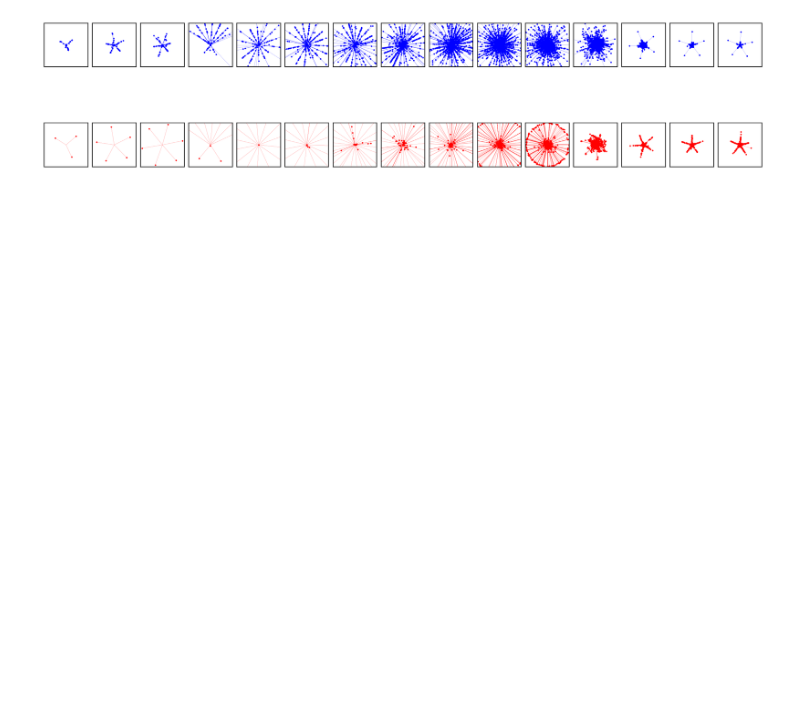
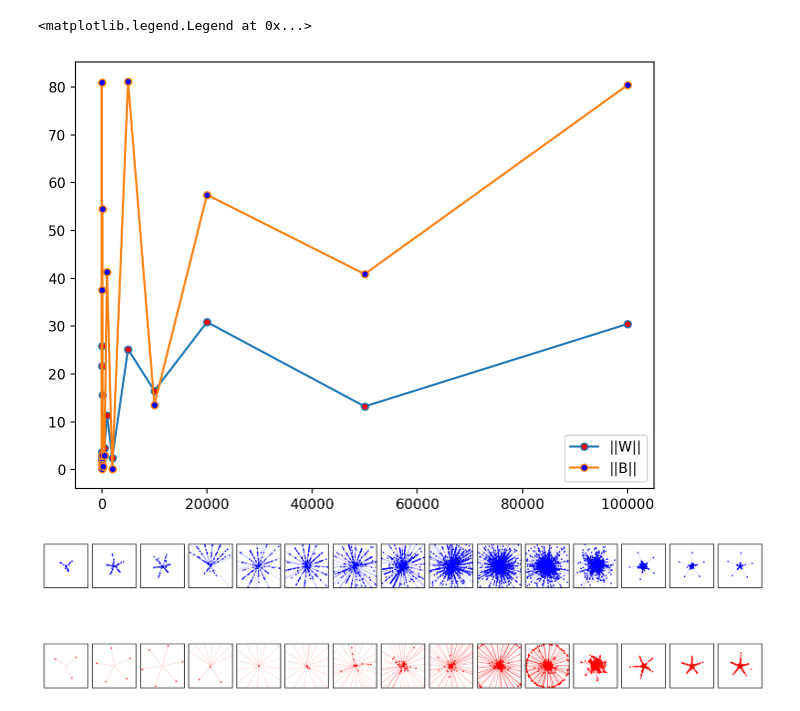
Before and after one commit to selected-topics-ai/TOY-DOUBLE-DECENT, a Jupyter notebook: notebooks/report.ipynb, the cells around one changed output. Cells and saved outputs as stored; diff of their text form; code cells hidden in the pictures; blank space fills up the shorter version.

```diff
--- a/notebooks/report.ipynb
+++ b/notebooks/report.ipynb
@@ -13,0 +107,14 @@ from tqdm import tqdm
+# %%
+import os
+
+w_norms = []
+b_norms = []
+
+for files, _, file_names in os.walk("../checkpoints"):
+    for file_name in file_names:
+        file_path = os.path.join(files, file_name)
+        model = ToyNN(input_dim=10_000, hidden_dim=2)
+        checkpoint = torch.load(file_path, weights_only=False)
+        model.load_state_dict(checkpoint["model"])
+        w_norms.append(model.W.norm(p='fro').cpu().detach().item())
+        b_norms.append(model.b.norm(p='fro').cpu().detach().item())
@@ -14,3 +127,12 @@ from tqdm import tqdm
+# %%
+plt.plot(T, w_norms, marker='o', markerfacecolor='r', markersize=5, label='||W||')
+plt.plot(T, b_norms, marker='o', markerfacecolor='b', markersize=5, label='||B||')
+
+plt.tight_layout()
+plt.legend()
+# %% [output]
+<matplotlib.legend.Legend at 0x...>
+[figure, added]
 # %%
 def _draw_in_ax(ax, array_2d: np.ndarray, color: str) -> None:
     ax.set_aspect('equal')
```
Also changed, not shown: parts of 10 cells of this notebook, 2 other files.
